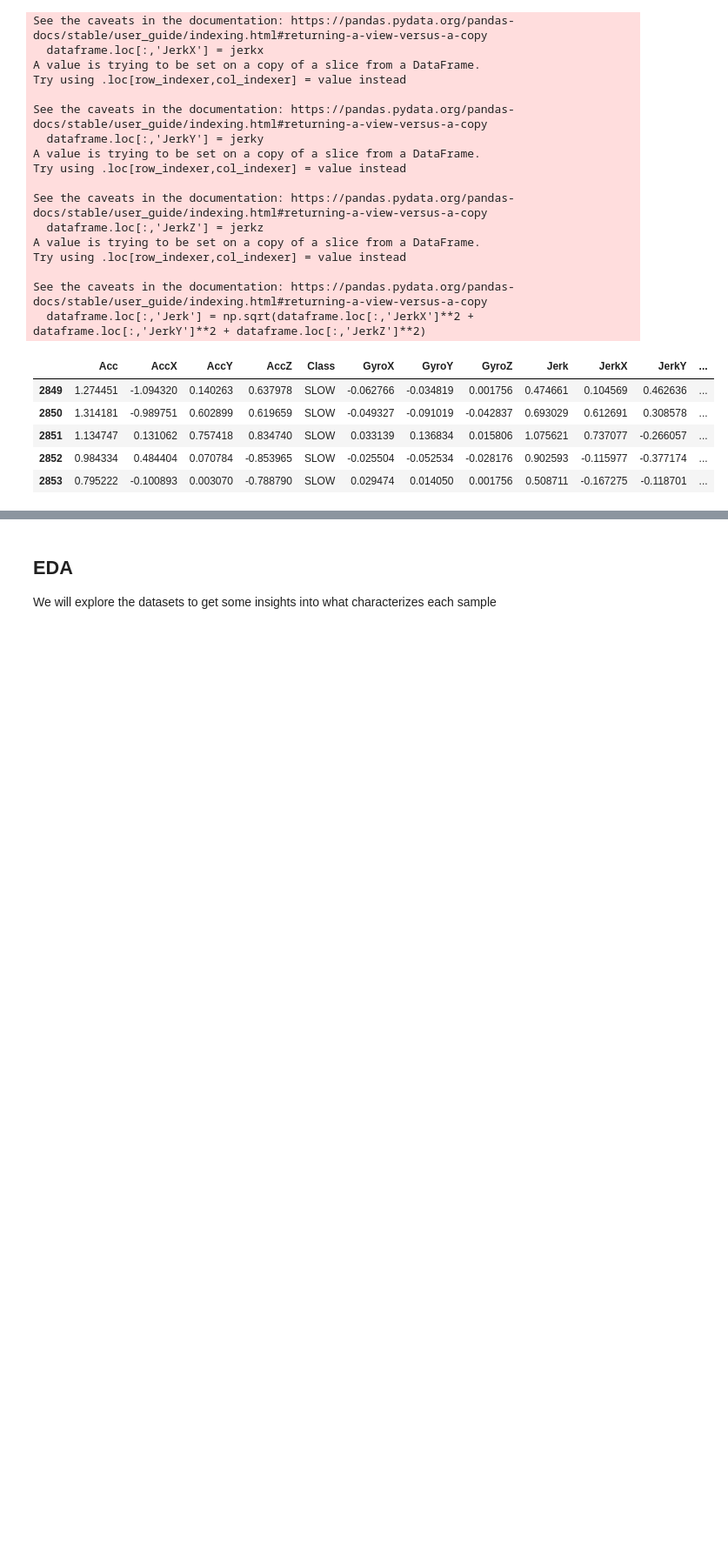
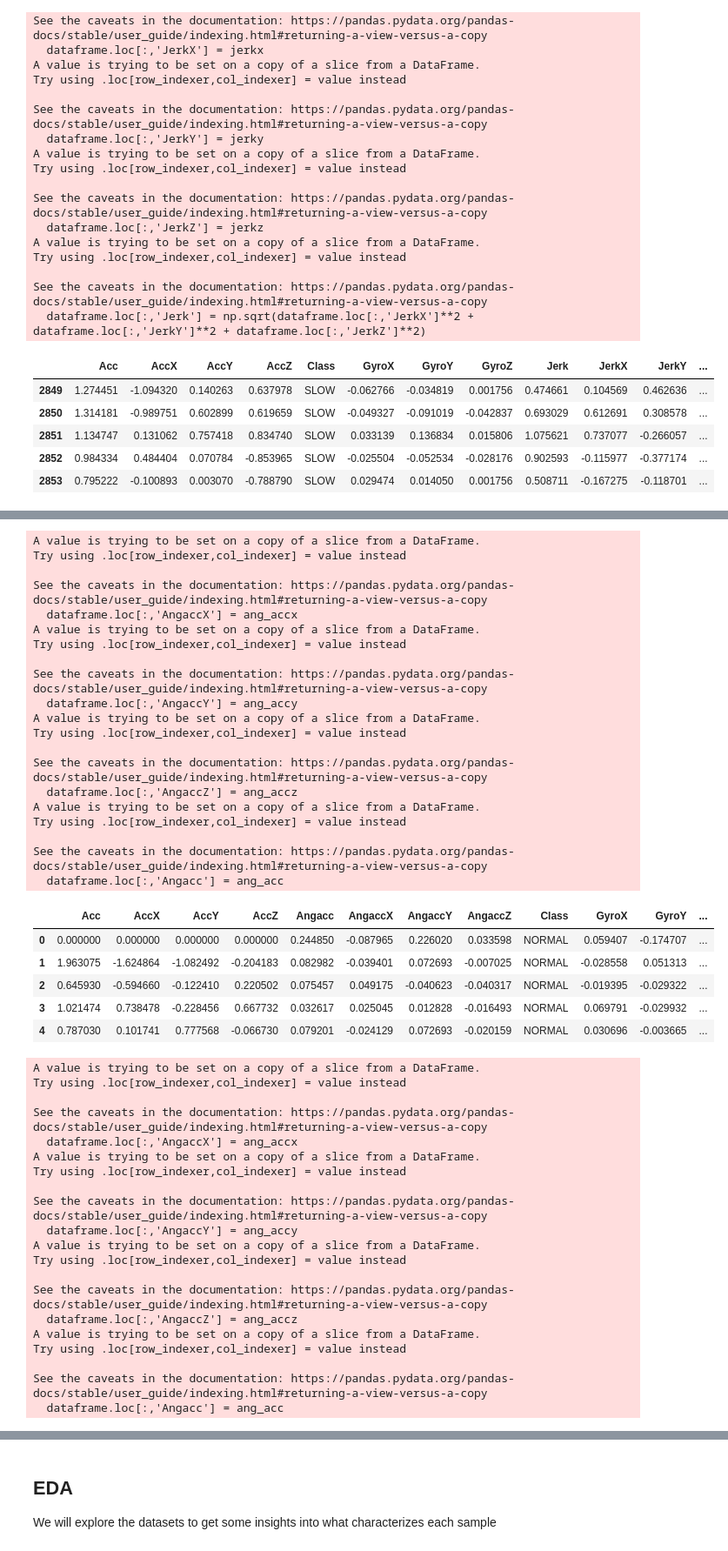
Before and after one commit to aurvantGitHub/driving_behavior, a Jupyter notebook: main.ipynb, the cells around one changed output, grey strips where cells are left out. Shown: that part at 87% size. Cells and saved outputs as stored; diff of their text form; code cells hidden in the pictures; blank space fills up the shorter version.

Commit message:
angular acceleration

```diff
--- a/main.ipynb
+++ b/main.ipynb
@@ -307,15 +306,3 @@ See the caveats in the documentation: https://pandas.pydata.org/pandas-docs/stab
 | 2851 | 1.134747 | 0.131062 | 0.757418 | 0.834740 | SLOW | 0.033139 | 0.136834 | 0.015806 | 1.075621 | 0.737077 | -0.266057 | ... |
 | 2852 | 0.984334 | 0.484404 | 0.070784 | -0.853965 | SLOW | -0.025504 | -0.052534 | -0.028176 | 0.902593 | -0.115977 | -0.377174 | ... |
 | 2853 | 0.795222 | -0.100893 | 0.003070 | -0.788790 | SLOW | 0.029474 | 0.014050 | 0.001756 | 0.508711 | -0.167275 | -0.118701 | ... |
-# %%
-#velocity
-for dataframe in dfs:
-    vx = integrate.cumulative_trapezoid(dataframe.loc[:,'AccX'], initial=0)
-    vy = integrate.cumulative_trapezoid(dataframe.loc[:,'AccY'], initial=0)
-    vz = integrate.cumulative_trapezoid(dataframe.loc[:,'AccZ'], initial=0)
-    dataframe.loc[:,'VelX'] = vx
-    dataframe.loc[:,'VelY'] = vy
-    dataframe.loc[:,'VelZ'] = vz
-    dataframe.loc[:,'Vel'] = np.sqrt(dataframe.loc[:,'VelX']**2 + dataframe.loc[:,'VelY']**2 + dataframe.loc[:,'VelZ']**2)
-    dataframe = dataframe.reindex(sorted(dataframe.columns), axis=1)
-    display(dataframe.head())
@@ -426,0 +309,60 @@ See the caveats in the documentation: https://pandas.pydata.org/pandas-docs/stab
+# %%
+# angular acceleration
+for dataframe in dfs:
+    ang_accx = np.gradient(dataframe.loc[:,'GyroX'].copy())
+    ang_accy = np.gradient(dataframe.loc[:,'GyroY'].copy())
+    ang_accz = np.gradient(dataframe.loc[:,'GyroZ'].copy())
+    ang_acc = np.sqrt((ang_accx)**2 + (ang_accy)**2 + (ang_accz)**2)
+    dataframe.loc[:,'AngaccX'] = ang_accx
+    dataframe.loc[:,'AngaccY'] = ang_accy
+    dataframe.loc[:,'AngaccZ'] = ang_accz
+    dataframe.loc[:,'Angacc'] = ang_acc
+    dataframe = dataframe.reindex(sorted(dataframe.columns), axis=1)
+    display(dataframe.head())
+# %% [output]
+A value is trying to be set on a copy of a slice from a DataFrame.
+Try using .loc[row_indexer,col_indexer] = value instead
+
+See the caveats in the documentation: https://pandas.pydata.org/pandas-docs/stable/user_guide/indexing.html#returning-a-view-versus-a-copy
+  dataframe.loc[:,'AngaccX'] = ang_accx
+A value is trying to be set on a copy of a slice from a DataFrame.
+Try using .loc[row_indexer,col_indexer] = value instead
+
+See the caveats in the documentation: https://pandas.pydata.org/pandas-docs/stable/user_guide/indexing.html#returning-a-view-versus-a-copy
+  dataframe.loc[:,'AngaccY'] = ang_accy
+A value is trying to be set on a copy of a slice from a DataFrame.
+Try using .loc[row_indexer,col_indexer] = value instead
+
+See the caveats in the documentation: https://pandas.pydata.org/pandas-docs/stable/user_guide/indexing.html#returning-a-view-versus-a-copy
+  dataframe.loc[:,'AngaccZ'] = ang_accz
+A value is trying to be set on a copy of a slice from a DataFrame.
+Try using .loc[row_indexer,col_indexer] = value instead
+
+See the caveats in the documentation: https://pandas.pydata.org/pandas-docs/stable/user_guide/indexing.html#returning-a-view-versus-a-copy
+  dataframe.loc[:,'Angacc'] = ang_acc
+|  | Acc | AccX | AccY | AccZ | Angacc | AngaccX | AngaccY | AngaccZ | Class | GyroX | GyroY | ... |
+| 0 | 0.000000 | 0.000000 | 0.000000 | 0.000000 | 0.244850 | -0.087965 | 0.226020 | 0.033598 | NORMAL | 0.059407 | -0.174707 | ... |
+| 1 | 1.963075 | -1.624864 | -1.082492 | -0.204183 | 0.082982 | -0.039401 | 0.072693 | -0.007025 | NORMAL | -0.028558 | 0.051313 | ... |
+| 2 | 0.645930 | -0.594660 | -0.122410 | 0.220502 | 0.075457 | 0.049175 | -0.040623 | -0.040317 | NORMAL | -0.019395 | -0.029322 | ... |
+| 3 | 1.021474 | 0.738478 | -0.228456 | 0.667732 | 0.032617 | 0.025045 | 0.012828 | -0.016493 | NORMAL | 0.069791 | -0.029932 | ... |
+| 4 | 0.787030 | 0.101741 | 0.777568 | -0.066730 | 0.079201 | -0.024129 | 0.072693 | -0.020159 | NORMAL | 0.030696 | -0.003665 | ... |
+A value is trying to be set on a copy of a slice from a DataFrame.
+Try using .loc[row_indexer,col_indexer] = value instead
+
+See the caveats in the documentation: https://pandas.pydata.org/pandas-docs/stable/user_guide/indexing.html#returning-a-view-versus-a-copy
+  dataframe.loc[:,'AngaccX'] = ang_accx
+A value is trying to be set on a copy of a slice from a DataFrame.
+Try using .loc[row_indexer,col_indexer] = value instead
+
+See the caveats in the documentation: https://pandas.pydata.org/pandas-docs/stable/user_guide/indexing.html#returning-a-view-versus-a-copy
+  dataframe.loc[:,'AngaccY'] = ang_accy
+A value is trying to be set on a copy of a slice from a DataFrame.
+Try using .loc[row_indexer,col_indexer] = value instead
+
+See the caveats in the documentation: https://pandas.pydata.org/pandas-docs/stable/user_guide/indexing.html#returning-a-view-versus-a-copy
+  dataframe.loc[:,'AngaccZ'] = ang_accz
+A value is trying to be set on a copy of a slice from a DataFrame.
+Try using .loc[row_indexer,col_indexer] = value instead
+
+See the caveats in the documentation: https://pandas.pydata.org/pandas-docs/stable/user_guide/indexing.html#returning-a-view-versus-a-copy
+  dataframe.loc[:,'Angacc'] = ang_acc
```
Also changed, not shown: parts of 4 cells of this notebook.
